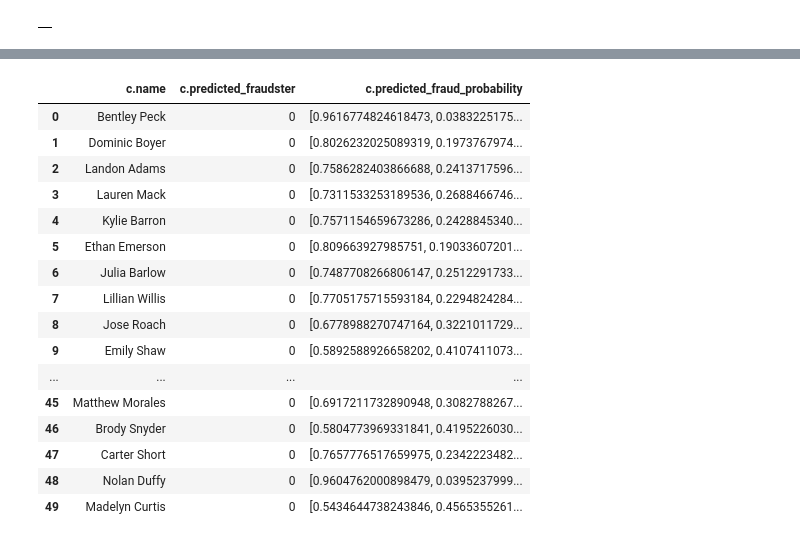
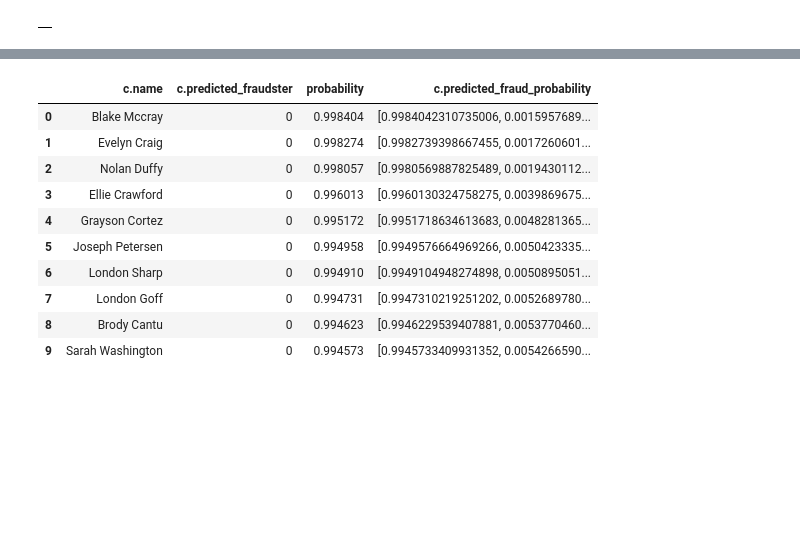
Before and after one commit to lqst/notebooks, a Jupyter notebook: paysim-demo.ipynb, the cells around one changed output, grey strips where cells are left out. Cells and saved outputs as stored; diff of their text form; code cells hidden in the pictures; blank space fills up the shorter version.

```diff
--- a/paysim-demo.ipynb
+++ b/paysim-demo.ipynb
@@ -230,14 +193,14 @@ with driver.session(database = DB_NAME) as session:
 # %% [output]
 [interactive output not drawn]
 # %%
-# Flag the "innocent"
+# Flag the "innocent" ( Clients in communities with few flagged transactions )
 with driver.session(database = DB_NAME) as session:
     result = session.write_transaction( lambda tx:
         tx.run(
         """
         MATCH (c:Client)
         WITH DISTINCT(c.LouvainCommunity) as louvain_id, count(c) as num_members
-        WHERE num_members > 5
+        WHERE num_members > 4
         WITH louvain_id, num_members
         MATCH (c:Client) WHERE c.is_fraudster=1 AND c.LouvainCommunity = louvain_id
         WITH louvain_id, num_members, count(c) AS count_fraudsters
@@ -264,7 +227,7 @@ with driver.session(database = DB_NAME) as session:
             nodeLabels:['Client'],
             relationshipTypes:['TRANSACTED_WITH'],
             relationshipWeightProperty:'amount',
-            embeddingDimension:8,
+            embeddingDimension:16,
             writeProperty:'embedding'
         })
         """
@@ -363,19 +326,6 @@ with driver.session(database = DB_NAME) as session:
     result = session.write_transaction( lambda tx:
     tx.run(
         """
-        CALL gds.pageRank.write('client_graph',{
-            nodeLabels:['Client'],
-            relationshipTypes:['TRANSACTED_WITH'],
-            writeProperty:'pageRank'
-        });
-        """
-        ).data()
-    )
-    df = pd.DataFrame(result)
-    display(df)
-    result = session.write_transaction( lambda tx:
-    tx.run(
-        """
         CALL gds.triangleCount.write('client_graph',{
             nodeLabels:['Client'],
             relationshipTypes:['TRANSACTED_WITH'],
@@ -577,0 +526,16 @@ with driver.session(database = DB_NAME) as session:
+# %%
+# What have we predicted (suspect)
+with driver.session(database = DB_NAME) as session:
+    result = session.write_transaction( lambda tx:
+        tx.run(
+            """
+            match (c:Client) where c.predicted_fraudster = $classLabel
+            return c.name, c.predicted_fraudster,
+            apoc.coll.max(c.predicted_fraud_probability) as probability, c.predicted_fraud_probability
+            order by probability desc limit 10
+            """,
+            classLabel=1
+        ).data()
+    )
+    df = pd.DataFrame(result)
+    display(df)
@@ -578,34 +554,31 @@ with driver.session(database = DB_NAME) as session:
 # %%
 # What have we predicted
 with driver.session(database = DB_NAME) as session:
     result = session.write_transaction( lambda tx:
         tx.run(
             """
-            match (c:Client) where exists(c.predicted_fraudster)
-            return c.name, c.predicted_fraudster, c.predicted_fraud_probability limit 50
-            """
+            match (c:Client) where c.predicted_fraudster = $classLabel
+            return c.name, c.predicted_fraudster,
+            apoc.coll.max(c.predicted_fraud_probability) as probability, c.predicted_fraud_probability
+            order by probability desc limit 10
+            """,
+            classLabel=0
         ).data()
     )
     df = pd.DataFrame(result)
     display(df)
 # %% [output]
-|  | c.name | c.predicted_fraudster | c.predicted_fraud_probability |
-| 0 | Bentley Peck | 0 | [0.9616774824618473, 0.0383225175... |
-| 1 | Dominic Boyer | 0 | [0.8026232025089319, 0.1973767974... |
-| 2 | Landon Adams | 0 | [0.7586282403866688, 0.2413717596... |
-| 3 | Lauren Mack | 0 | [0.7311533253189536, 0.2688466746... |
-| 4 | Kylie Barron | 0 | [0.7571154659673286, 0.2428845340... |
-| 5 | Ethan Emerson | 0 | [0.809663927985751, 0.19033607201... |
-| 6 | Julia Barlow | 0 | [0.7487708266806147, 0.2512291733... |
-| 7 | Lillian Willis | 0 | [0.7705175715593184, 0.2294824284... |
-| 8 | Jose Roach | 0 | [0.6778988270747164, 0.3221011729... |
-| 9 | Emily Shaw | 0 | [0.5892588926658202, 0.4107411073... |
-| ... | ... | ... | ... |
-| 45 | Matthew Morales | 0 | [0.6917211732890948, 0.3082788267... |
-| 46 | Brody Snyder | 0 | [0.5804773969331841, 0.4195226030... |
-| 47 | Carter Short | 0 | [0.7657776517659975, 0.2342223482... |
-| 48 | Nolan Duffy | 0 | [0.9604762000898479, 0.0395237999... |
-| 49 | Madelyn Curtis | 0 | [0.5434644738243846, 0.4565355261... |
+|  | c.name | c.predicted_fraudster | probability | c.predicted_fraud_probability |
+| 0 | Blake Mccray | 0 | 0.998404 | [0.9984042310735006, 0.0015957689... |
+| 1 | Evelyn Craig | 0 | 0.998274 | [0.9982739398667455, 0.0017260601... |
+| 2 | Nolan Duffy | 0 | 0.998057 | [0.9980569887825489, 0.0019430112... |
+| 3 | Ellie Crawford | 0 | 0.996013 | [0.9960130324758275, 0.0039869675... |
+| 4 | Grayson Cortez | 0 | 0.995172 | [0.9951718634613683, 0.0048281365... |
+| 5 | Joseph Petersen | 0 | 0.994958 | [0.9949576664969266, 0.0050423335... |
+| 6 | London Sharp | 0 | 0.994910 | [0.9949104948274898, 0.0050895051... |
+| 7 | London Goff | 0 | 0.994731 | [0.9947310219251202, 0.0052689780... |
+| 8 | Brody Cantu | 0 | 0.994623 | [0.9946229539407881, 0.0053770460... |
+| 9 | Sarah Washington | 0 | 0.994573 | [0.9945733409931352, 0.0054266590... |
 # %%
 # Clean up gds graph and model catalogue
 with driver.session(database = DB_NAME) as session:
```
Also changed, not shown: parts of 19 cells of this notebook.
